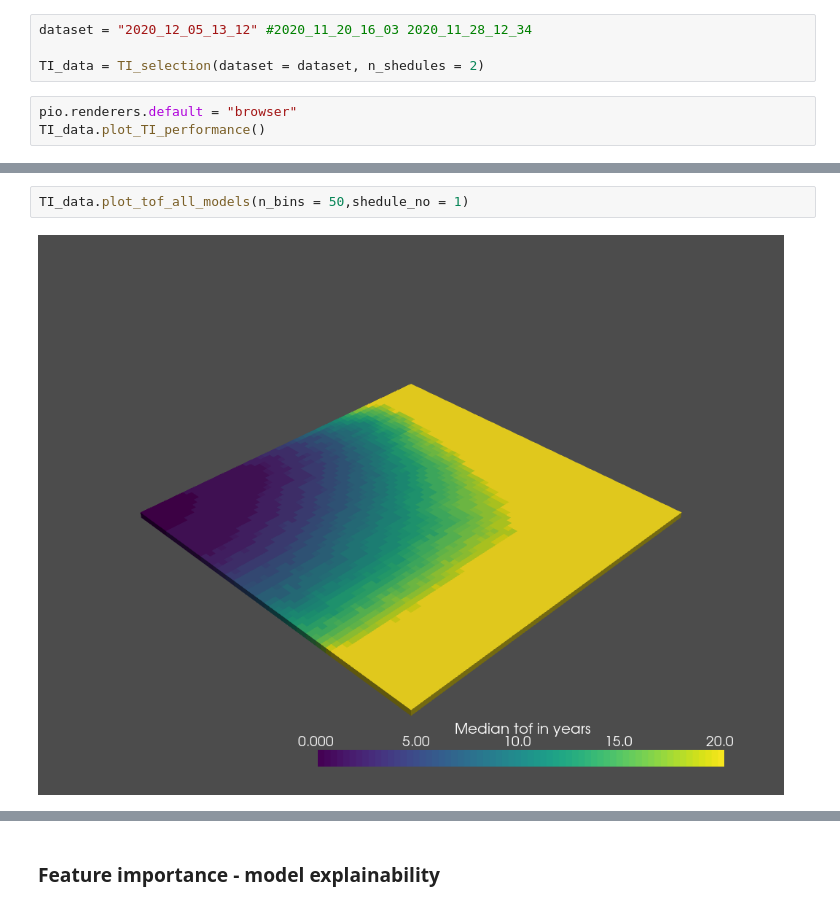
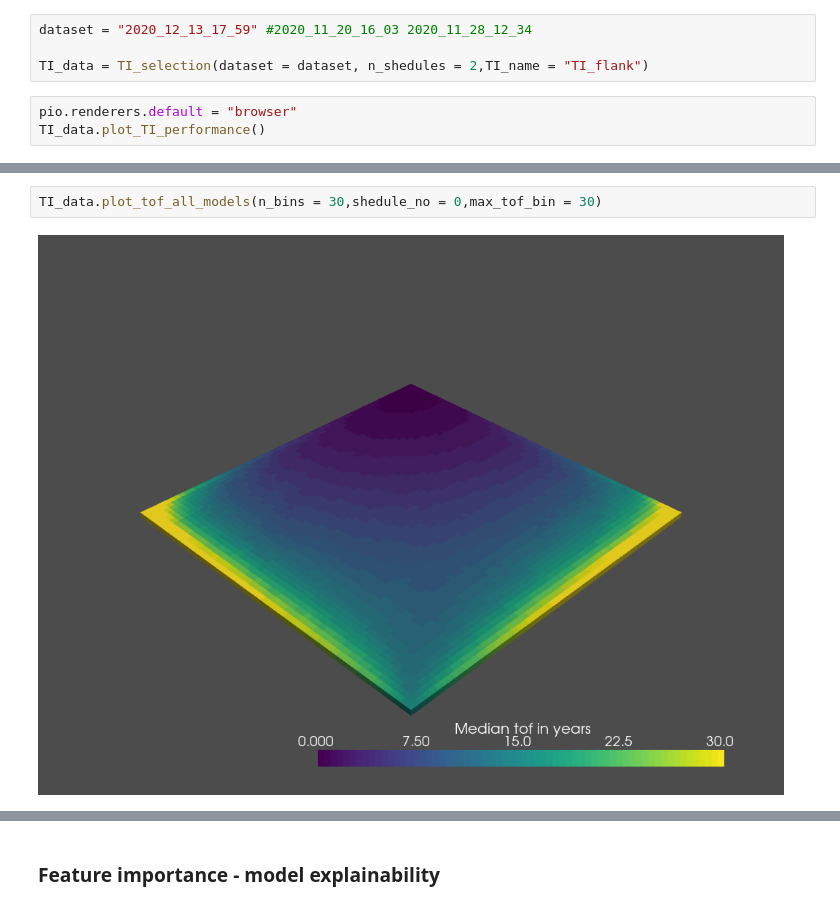
Before and after one commit to BastianSteffens/ABRM_functions, a Jupyter notebook: notebooks/TI_selection.ipynb, the cells around one changed output, grey strips where cells are left out. Cells and saved outputs as stored; diff of their text form.

```diff
--- a/notebooks/TI_selection.ipynb
+++ b/notebooks/TI_selection.ipynb
@@ -22,9 +22,9 @@ pio.renderers.default = "browser"
 - one df with associated particle position
 - one dicct with initial setup that would allow reproduction of results
 # %%
-dataset = "2020_12_05_13_12" #2020_11_20_16_03 2020_11_28_12_34
+dataset = "2020_12_13_17_59" #2020_11_20_16_03 2020_11_28_12_34
 
-TI_data = TI_selection(dataset = dataset, n_shedules = 2)
+TI_data = TI_selection(dataset = dataset, n_shedules = 2,TI_name = "TI_flank")
 # %%
 pio.renderers.default = "browser"
 TI_data.plot_TI_performance()
@@ -40,4 +46,4 @@ TI_data.plot_tof_entropy(max_tof_bin = 30,n_bins = 50,shedule_no = 0)
 # %%
-TI_data.plot_tof_all_models(n_bins = 50,shedule_no = 1)
+TI_data.plot_tof_all_models(n_bins = 30,shedule_no = 0,max_tof_bin = 30)
 # %% [output]
-[figure, old version]
+[figure, new version]
```
Also changed, not shown: parts of 6 cells of this notebook, 7 other files.
